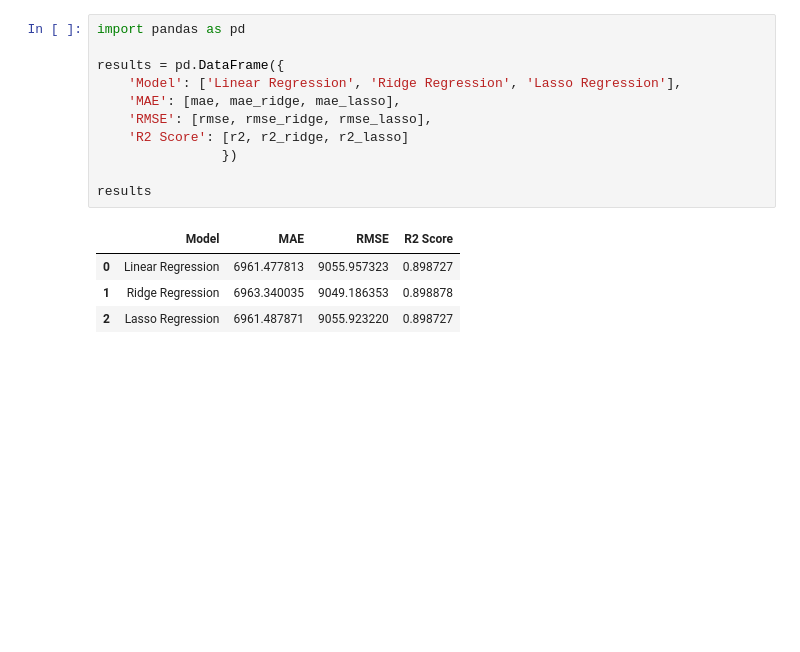
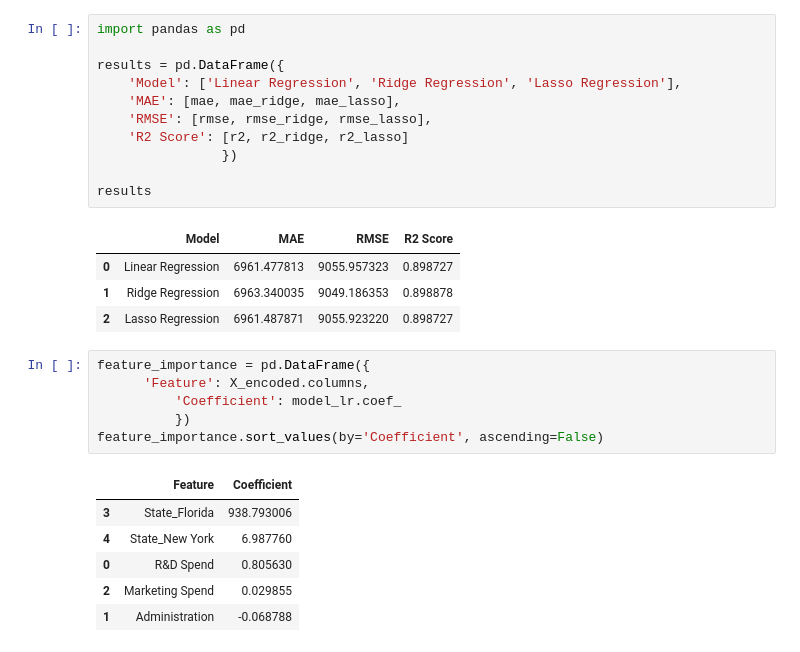
Before and after one commit to roshk10/startup-profit-prediction, a Jupyter notebook: notebooks/startup_profit_regression.ipynb, the cells around one changed output. Drawn from its saved outputs; the diff is of its cells as text; blank space fills up the shorter version.

```diff
--- a/notebooks/startup_profit_regression.ipynb
+++ b/notebooks/startup_profit_regression.ipynb
@@ -168,3 +173,16 @@ results
 | 0 | Linear Regression | 6961.477813 | 9055.957323 | 0.898727 |
 | 1 | Ridge Regression | 6963.340035 | 9049.186353 | 0.898878 |
 | 2 | Lasso Regression | 6961.487871 | 9055.923220 | 0.898727 |
+# %%
+feature_importance = pd.DataFrame({
+      'Feature': X_encoded.columns,
+          'Coefficient': model_lr.coef_
+          })
+feature_importance.sort_values(by='Coefficient', ascending=False)
+# %% [output]
+|  | Feature | Coefficient |
+| 3 | State_Florida | 938.793006 |
+| 4 | State_New York | 6.987760 |
+| 0 | R&D Spend | 0.805630 |
+| 2 | Marketing Spend | 0.029855 |
+| 1 | Administration | -0.068788 |
```
Also changed, not shown: parts of 1 cell of this notebook.
